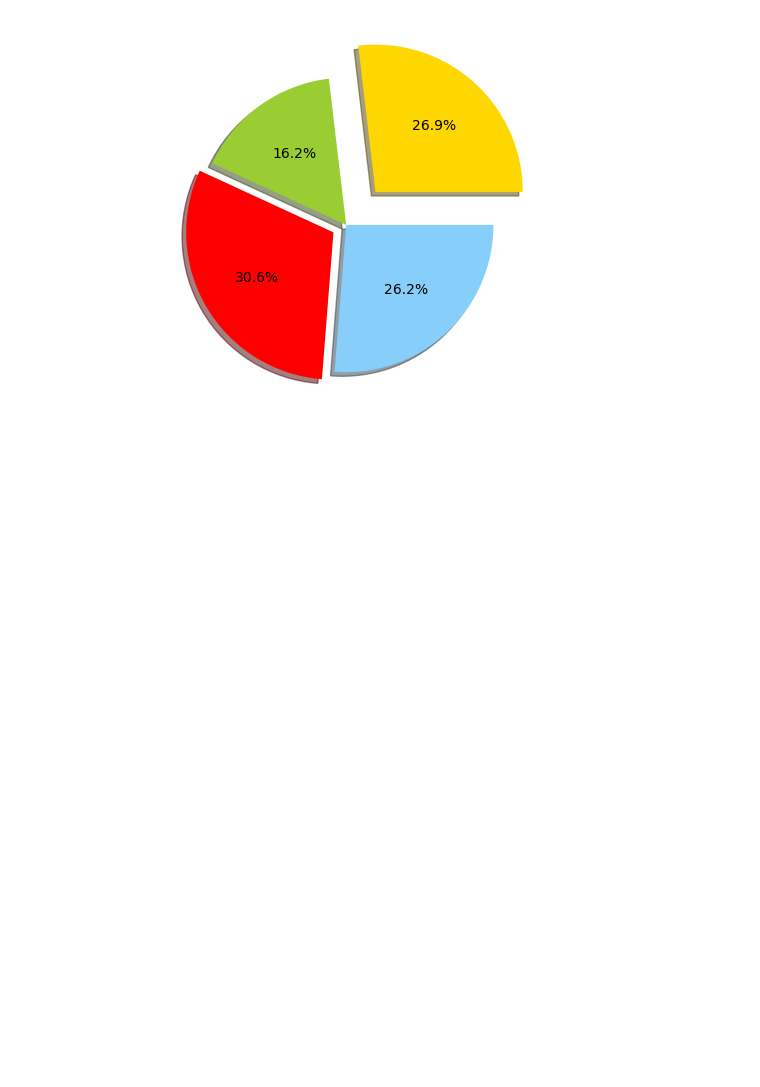
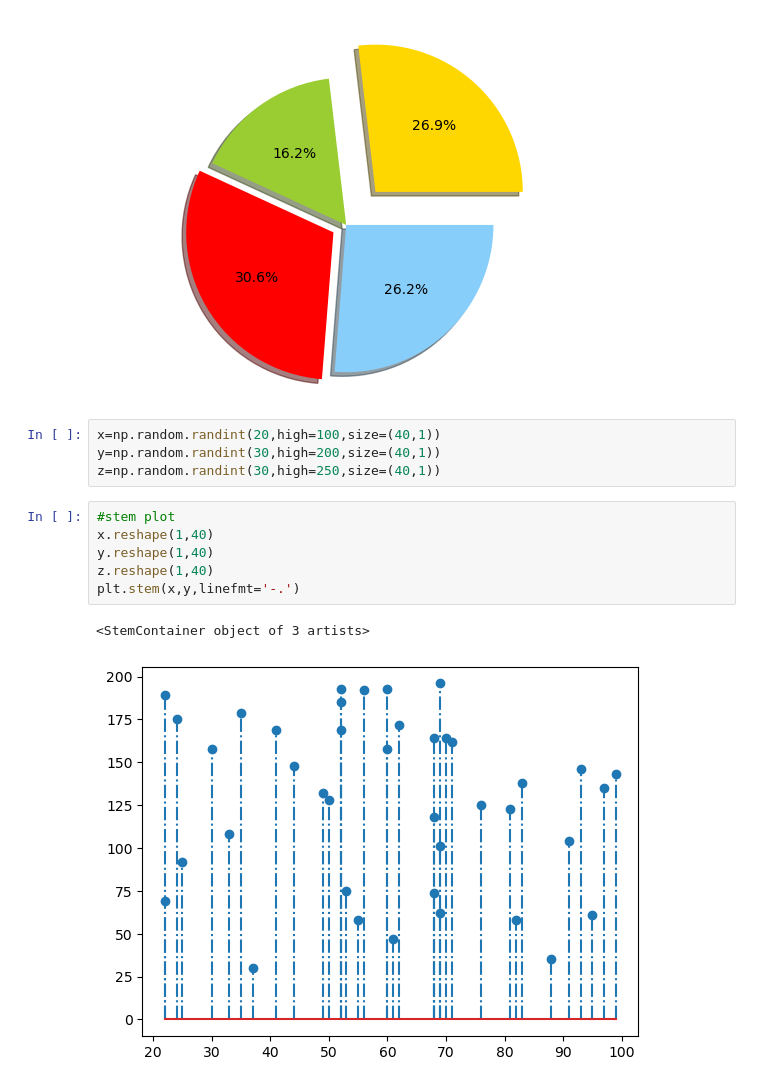
Before and after one commit to devjayswal/AI-ML-DS, a Jupyter notebook: matplotlib basic.ipynb, the cells around one changed output. Cells and saved outputs as stored; diff of their text form; blank space fills up the shorter version.

```diff
--- a/matplotlib basic.ipynb
+++ b/matplotlib basic.ipynb
@@ -136,3 +136,16 @@ plt.axis('equal')
 plt.show()
 # %% [output]
 [figure]
+# %%
+x=np.random.randint(20,high=100,size=(40,1))
+y=np.random.randint(30,high=200,size=(40,1))
+z=np.random.randint(30,high=250,size=(40,1))
+# %%
+#stem plot
+x.reshape(1,40)
+y.reshape(1,40)
+z.reshape(1,40)
+plt.stem(x,y,linefmt='-.')
+# %% [output]
+<StemContainer object of 3 artists>
+[figure, added]
```
Also changed, not shown: parts of 8 cells of this notebook.
